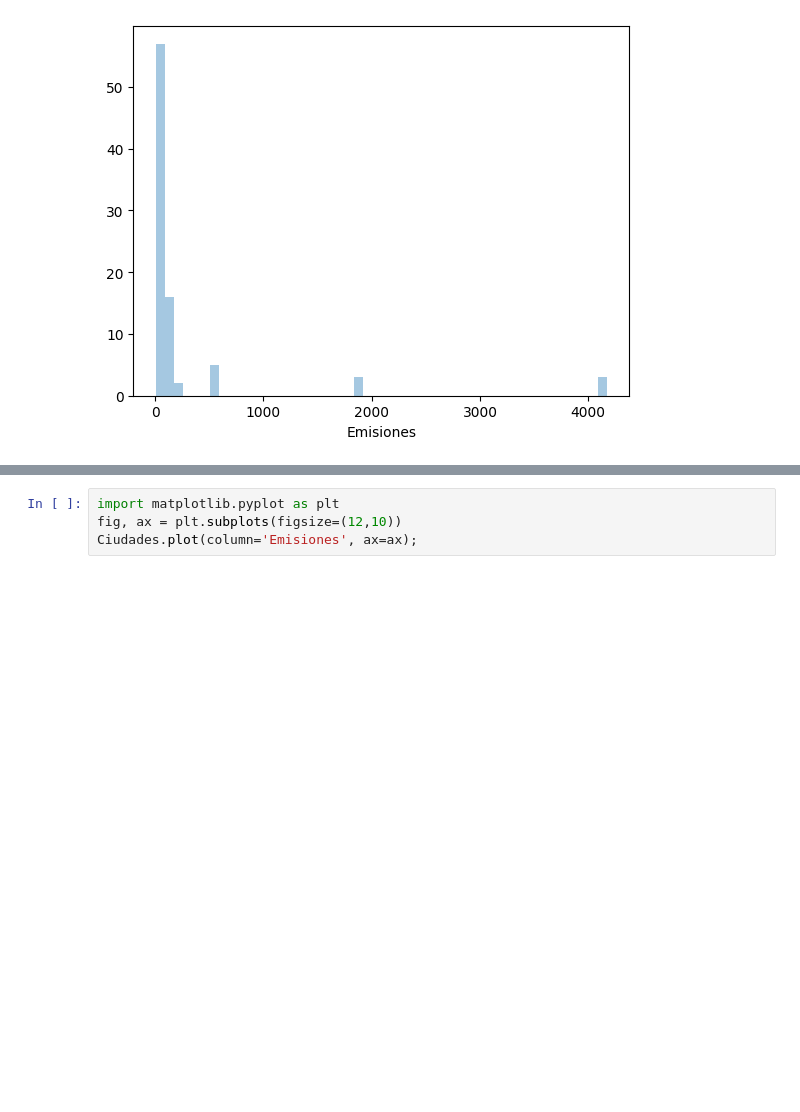
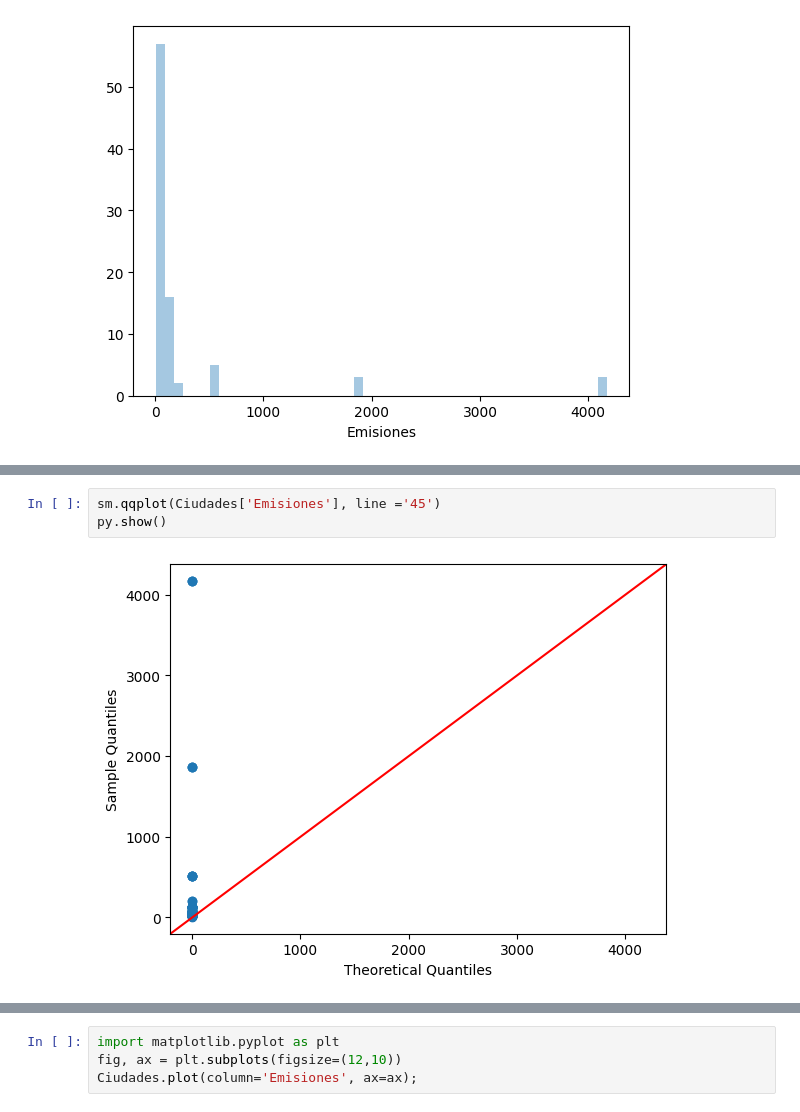
Before and after one commit to Anggarciaar/Proyecto_AnalisisGeoespacial, a Jupyter notebook: Proyecto_AnalisisGeoespacial.ipynb, the cells around one changed output, grey strips where cells are left out. Cells and saved outputs as stored; diff of their text form; blank space fills up the shorter version.

```diff
--- a/Proyecto_AnalisisGeoespacial.ipynb
+++ b/Proyecto_AnalisisGeoespacial.ipynb
@@ -432,0 +450,5 @@ https://gist.github.com/mwaskom/de44147ed2974457ad6372750bbe5751
+# %%
+sm.qqplot(Ciudades['Emisiones'], line ='45')
+py.show()
+# %% [output]
+[figure, added]
```
Also changed, not shown: parts of 57 cells of this notebook.
